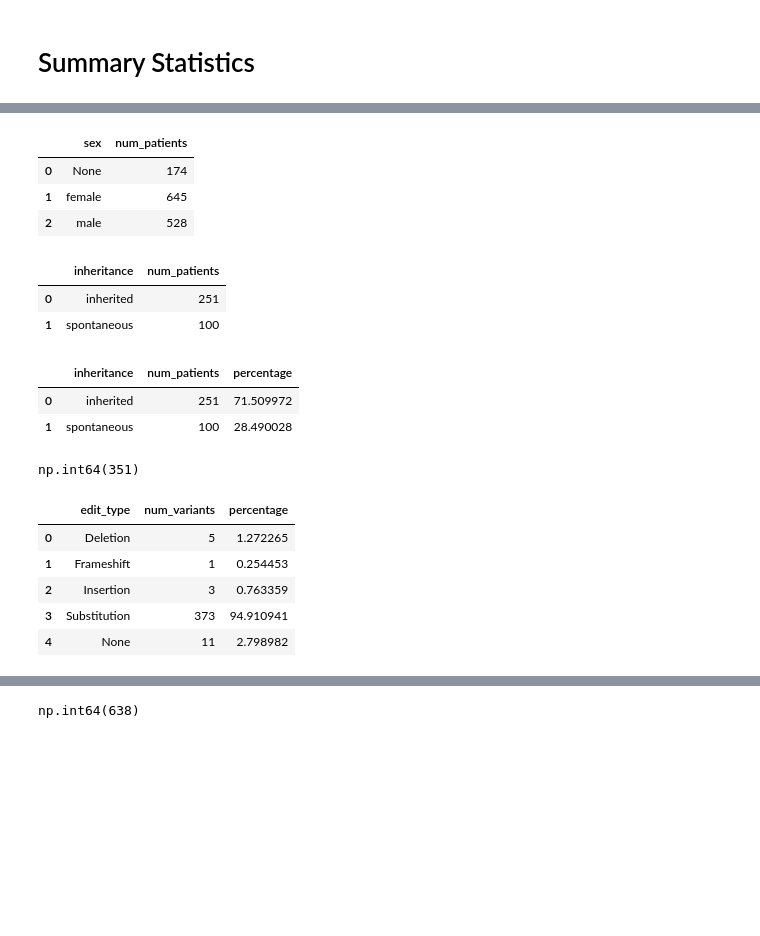
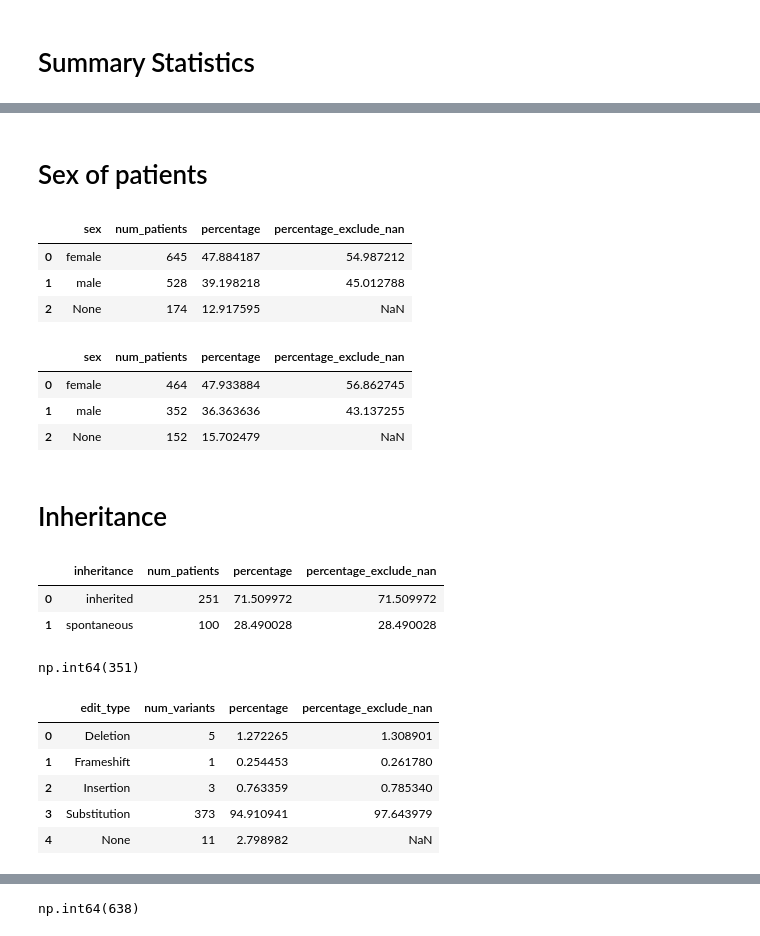
Before and after one commit to alexdaiii/cpvt_database_analysis, a Jupyter notebook: notebooks/analysis_5.ipynb, the cells around one changed output, grey strips where cells are left out. Cells and saved outputs as stored; diff of their text form; code cells hidden in the pictures; blank space fills up the shorter version.

```diff
--- a/notebooks/analysis_5.ipynb
+++ b/notebooks/analysis_5.ipynb
@@ -117,19 +250,50 @@ Number of publications: 225
+# %%
+def add_pct(df: pd.DataFrame, cat_col: str, col: str = "num_patients"):
+    df["percentage"] = df[col] / df[col].sum() * 100
+
+    df["percentage_exclude_nan"] = df.dropna(subset=[cat_col])[col] / df.dropna(subset=[cat_col])[col].sum() * 100
+
+    return df
+# %% [markdown]
+# Sex of patients
 # %%
 # get number male, female, NAN
 sex_agg = pd.read_sql("""
 SELECT s.value AS sex,
-    COUNT(individual_id) AS num_patients
+    COUNT(DISTINCT individual_id) AS num_patients
 FROM individual i
 LEFT JOIN individual_sex s
 ON i.individual_sex_id = s.individual_sex_id
 GROUP BY s.value
 """, engine)
+add_pct(sex_agg, "sex")
 sex_agg
 # %% [output]
-|  | sex | num_patients |
-| 0 | None | 174 |
-| 1 | female | 645 |
-| 2 | male | 528 |
+|  | sex | num_patients | percentage | percentage_exclude_nan |
+| 0 | female | 645 | 47.884187 | 54.987212 |
+| 1 | male | 528 | 39.198218 | 45.012788 |
+| 2 | None | 174 | 12.917595 | NaN |
+# %%
+# only cpvt patients
+only_cpvt_sex_agg = pd.read_sql("""
+SELECT s.value AS sex,
+    COUNT(DISTINCT i.individual_id) AS num_patients
+FROM cpvt_patients_v cpv
+LEFT JOIN individual i
+ON cpv.individual_id = i.individual_id
+LEFT JOIN individual_sex s
+ON i.individual_sex_id = s.individual_sex_id
+GROUP BY s.value
+""", engine)
+add_pct(only_cpvt_sex_agg, "sex")
+only_cpvt_sex_agg
+# %% [output]
+|  | sex | num_patients | percentage | percentage_exclude_nan |
+| 0 | female | 464 | 47.933884 | 56.862745 |
+| 1 | male | 352 | 36.363636 | 43.137255 |
+| 2 | None | 152 | 15.702479 | NaN |
+# %% [markdown]
+# Inheritance
 # %%
 # mutation inheritance
 inheritance_agg = pd.read_sql("""
@@ -140,19 +304,12 @@ JOIN variant_inheritance vi
 ON iv.variant_inheritance_id = vi.variant_inheritance_id
 GROUP BY variant_inheritance
 """, engine)
+add_pct(inheritance_agg, "inheritance")
 inheritance_agg
 # %% [output]
-|  | inheritance | num_patients |
-| 0 | inherited | 251 |
-| 1 | spontaneous | 100 |
+|  | inheritance | num_patients | percentage | percentage_exclude_nan |
+| 0 | inherited | 251 | 71.509972 | 71.509972 |
+| 1 | spontaneous | 100 | 28.490028 | 28.490028 |
-# %%
-# get percentages
-inheritance_agg['percentage'] = inheritance_agg['num_patients'] / inheritance_agg['num_patients'].sum() * 100
-inheritance_agg
-# %% [output]
-|  | inheritance | num_patients | percentage |
-| 0 | inherited | 251 | 71.509972 |
-| 1 | spontaneous | 100 | 28.490028 |
 # %%
 total_inheritance_records = inheritance_agg['num_patients'].sum()
 total_inheritance_records
@@ -161,27 +318,27 @@ np.int64(351)
 # %%
 # get edit type of p variant
 p_edit_type = pd.read_sql("""
 SELECT et.name AS edit_type,
     COUNT(DISTINCT v.variant_id) AS num_variants
 FROM individual_variant iv
 JOIN variant v
 ON iv.variant_id = v.variant_id
 LEFT JOIN  sequence_variant sv
 ON v.sequence_variant_id = sv.sequence_variant_id
 LEFT JOIN edit_type et
 ON sv.p_edit_type = et.edit_type_id
 GROUP BY name
 """, engine)
 # calculate pct
-p_edit_type['percentage'] = p_edit_type['num_variants'] / p_edit_type['num_variants'].sum() * 100
+add_pct(p_edit_type, "edit_type", "num_variants")
 p_edit_type
 # %% [output]
-|  | edit_type | num_variants | percentage |
-| 0 | Deletion | 5 | 1.272265 |
-| 1 | Frameshift | 1 | 0.254453 |
-| 2 | Insertion | 3 | 0.763359 |
-| 3 | Substitution | 373 | 94.910941 |
-| 4 | None | 11 | 2.798982 |
+|  | edit_type | num_variants | percentage | percentage_exclude_nan |
+| 0 | Deletion | 5 | 1.272265 | 1.308901 |
+| 1 | Frameshift | 1 | 0.254453 | 0.261780 |
+| 2 | Insertion | 3 | 0.763359 | 0.785340 |
+| 3 | Substitution | 373 | 94.910941 | 97.643979 |
+| 4 | None | 11 | 2.798982 | NaN |
 # %%
 p_edit_type_by_patient = pd.read_sql("""
 SELECT et.name AS edit_type,
```
Also changed, not shown: parts of 11 cells of this notebook, 6 other files.
